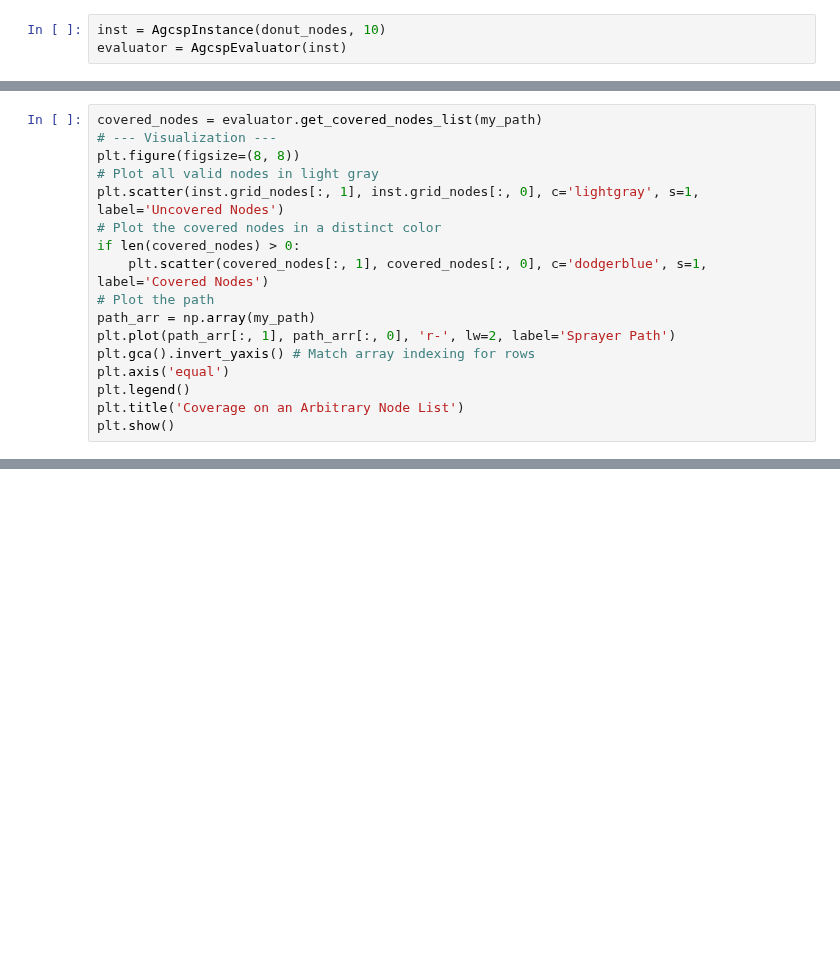
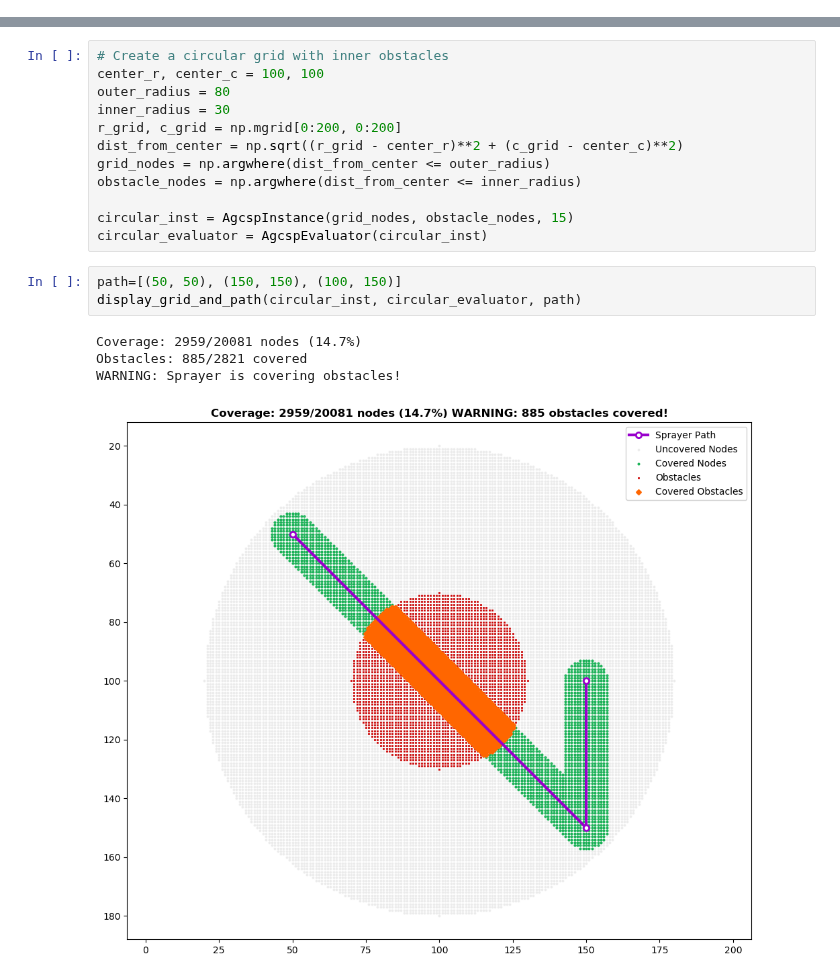
Before and after one commit to Everton-Colombo/MO824-Project, a Jupyter notebook: agricultural_csp/testing.ipynb, the cells around one changed output, grey strips where cells are left out. Cells and saved outputs as stored; diff of their text form; blank space fills up the shorter version.

Commit message:
Implement obstacle coverage detection

```diff
--- a/agricultural_csp/testing.ipynb
+++ b/agricultural_csp/testing.ipynb
@@ -187,3 +7,0 @@ Total covered nodes: 2988
-# %%
-inst = AgcspInstance(donut_nodes, 10)
-evaluator = AgcspEvaluator(inst)
@@ -195,17 +7,0 @@ evaluator.calculate_coverage_proportion(my_path)
-# %%
-covered_nodes = evaluator.get_covered_nodes_list(my_path)
-# --- Visualization ---
-plt.figure(figsize=(8, 8))
-# Plot all valid nodes in light gray
-plt.scatter(inst.grid_nodes[:, 1], inst.grid_nodes[:, 0], c='lightgray', s=1, label='Uncovered Nodes')
-# Plot the covered nodes in a distinct color
-if len(covered_nodes) > 0:
-    plt.scatter(covered_nodes[:, 1], covered_nodes[:, 0], c='dodgerblue', s=1, label='Covered Nodes')
-# Plot the path
-path_arr = np.array(my_path)
-plt.plot(path_arr[:, 1], path_arr[:, 0], 'r-', lw=2, label='Sprayer Path')
-plt.gca().invert_yaxis() # Match array indexing for rows
-plt.axis('equal')
-plt.legend()
-plt.title('Coverage on an Arbitrary Node List')
-plt.show()
@@ -213,0 +77,20 @@ plt.show()
+# %%
+# Create a circular grid with inner obstacles
+center_r, center_c = 100, 100
+outer_radius = 80
+inner_radius = 30
+r_grid, c_grid = np.mgrid[0:200, 0:200]
+dist_from_center = np.sqrt((r_grid - center_r)**2 + (c_grid - center_c)**2)
+grid_nodes = np.argwhere(dist_from_center <= outer_radius)
+obstacle_nodes = np.argwhere(dist_from_center <= inner_radius)
+
+circular_inst = AgcspInstance(grid_nodes, obstacle_nodes, 15)
+circular_evaluator = AgcspEvaluator(circular_inst)
+# %%
+path=[(50, 50), (150, 150), (100, 150)]
+display_grid_and_path(circular_inst, circular_evaluator, path)
+# %% [output]
+Coverage: 2959/20081 nodes (14.7%)
+Obstacles: 885/2821 covered
+WARNING: Sprayer is covering obstacles!
+[figure, added]
```
Also changed, not shown: parts of 8 cells of this notebook, 2 other files.
